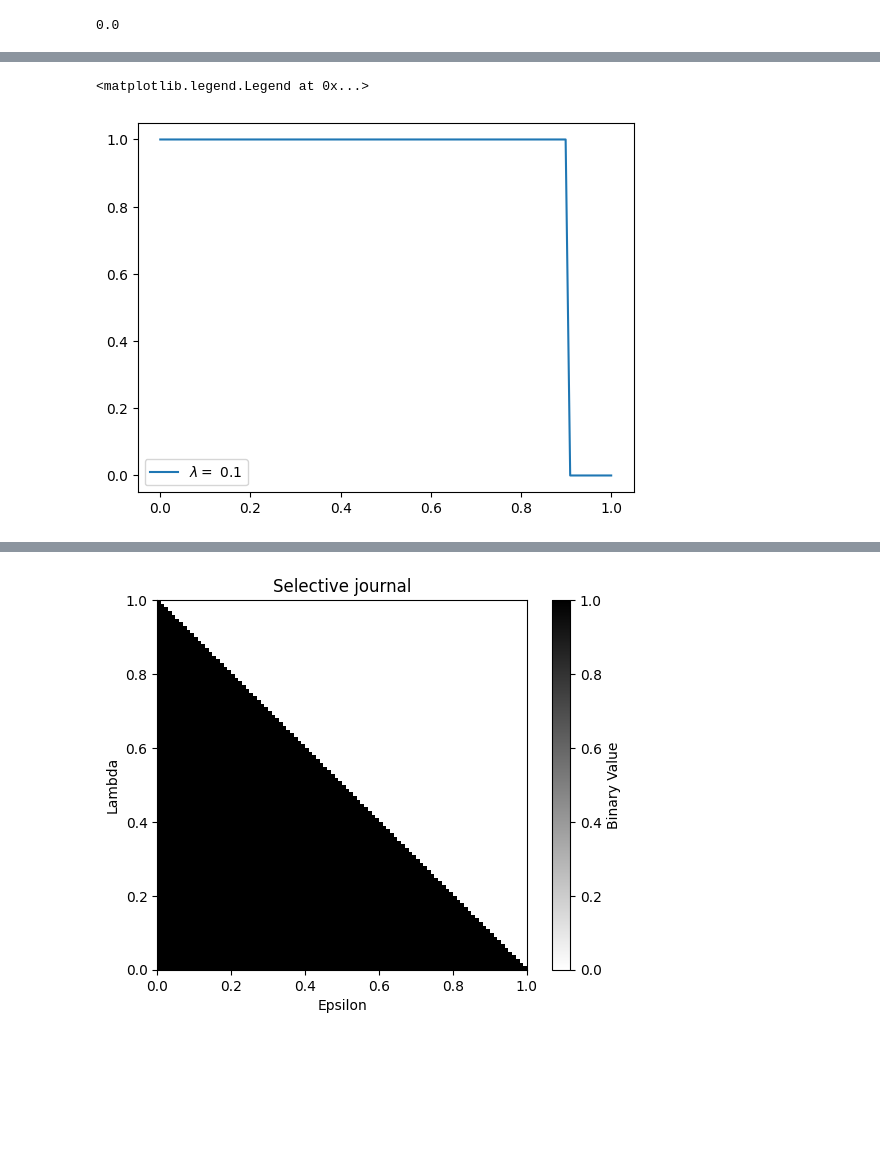
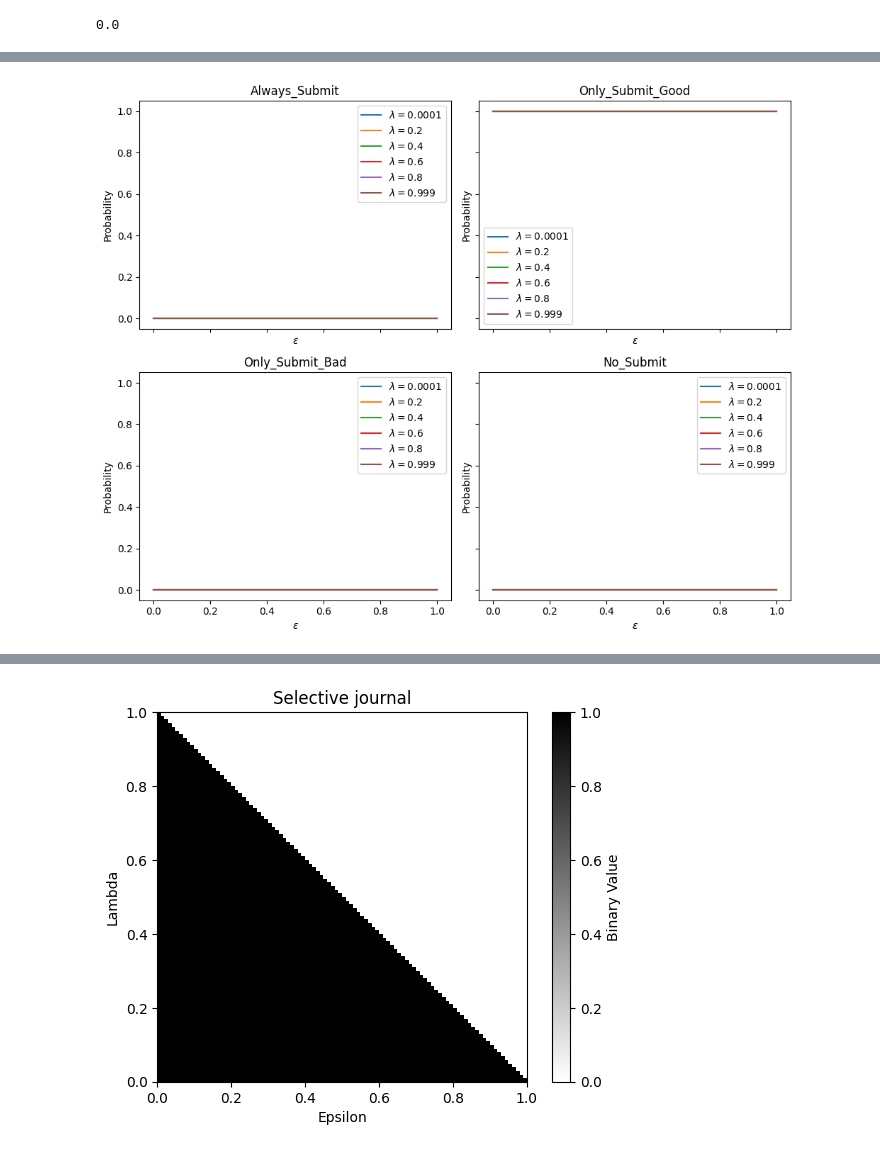
Before and after one commit to Bright-Momo/SimplifiedJournalsGame, a Jupyter notebook: SimplifiedJournalsGame.ipynb, the cells around one changed output, grey strips where cells are left out. Saved outputs shown, nothing was run; the diff lists cells and outputs as text; code cells hidden in the pictures; blank space fills up the shorter version.

```diff
--- a/SimplifiedJournalsGame.ipynb
+++ b/SimplifiedJournalsGame.ipynb
@@ -99,11 +178,3 @@ probability_of_scientist__self_selection(alpha, epsilon, lam, r, c)
 probability_of_scientist__self_selection(0.5, epsilon=0.1, lam=0.4, r=5, c=1)
 # %% [output]
 0.0
-# %%
-x = np.linspace(0.0, 1.0, 100, True)
-for lam in [0.0001, 0.2, 0.4, 0.6, 0.8, 0.999]:
-    y = [probability_of_scientist__self_selection(0.5, epsilon=x_value, lam=lam, r=5, c=1) for x_value in x]
-    plt.plot(x, y, label=r"$\lambda =$ {}".format(lam))
-plt.legend()
-plt.xlabel(r"$\epsilon$ -- good paper as bad")
-plt.ylabel("Probability of self selection")
@@ -113,10 +181,31 @@ Text(0, 0.5, 'Probability of self selection')
 # %%
 x = np.linspace(0.0, 1.0, 100, True)
-#[0.0001, 0.2, 0.4, 0.6, 0.8, 0.999]
-for lam in [0.1]:
-    y = [probability_of_journal__selection(0.5, epsilon=x_value, lam=lam, r=5, c=1) for x_value in x]
-    plt.plot(x, y, label=r"$\lambda =$ {}".format(lam))
-plt.legend()
+lam_values = [0.0001, 0.2, 0.4, 0.6, 0.8, 0.999]
+author_strategies = [0, 1, 2, 3]
+titles = ["Always_Submit", "Only_Submit_Good", "Only_Submit_Bad", "No_Submit"]
+
+fig, axes = plt.subplots(2, 2, figsize=(10, 8), sharex=True, sharey=True)
+
+for ax, strategy, title in zip(axes.flatten(), author_strategies, titles):
+    for lam_val in lam_values:
+        y = []
+        for eps_val in x:
+            prob = probability_of_scientist__self_selection(
+                alpha=0.5,
+                epsilon=eps_val,
+                lam=lam_val,
+                r=5,
+                c=1,
+                author_index=strategy
+            )
+            y.append(prob if prob is not None else 0.0)
+        ax.plot(x, y, label=rf"$\lambda = {lam_val}$")
+    ax.set_title(title)
+    ax.legend()
+    ax.set_xlabel(r"$\epsilon$")
+    ax.set_ylabel("Probability")
+
+plt.tight_layout()
+plt.show()
 # %% [output]
-<matplotlib.legend.Legend at 0x...>
-[figure, old version]
+[figure, new version]
```
Also changed, not shown: parts of 11 cells of this notebook.
